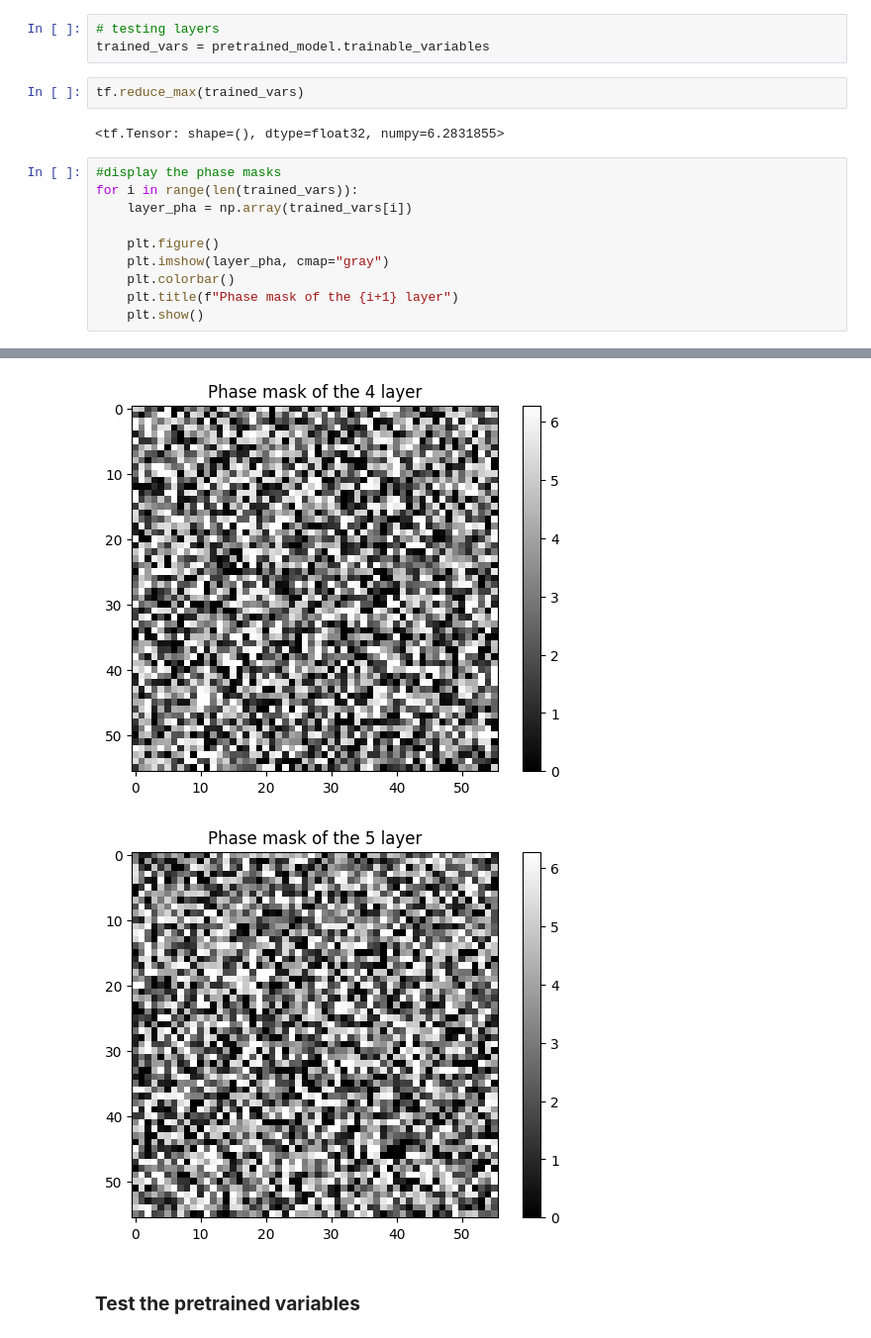
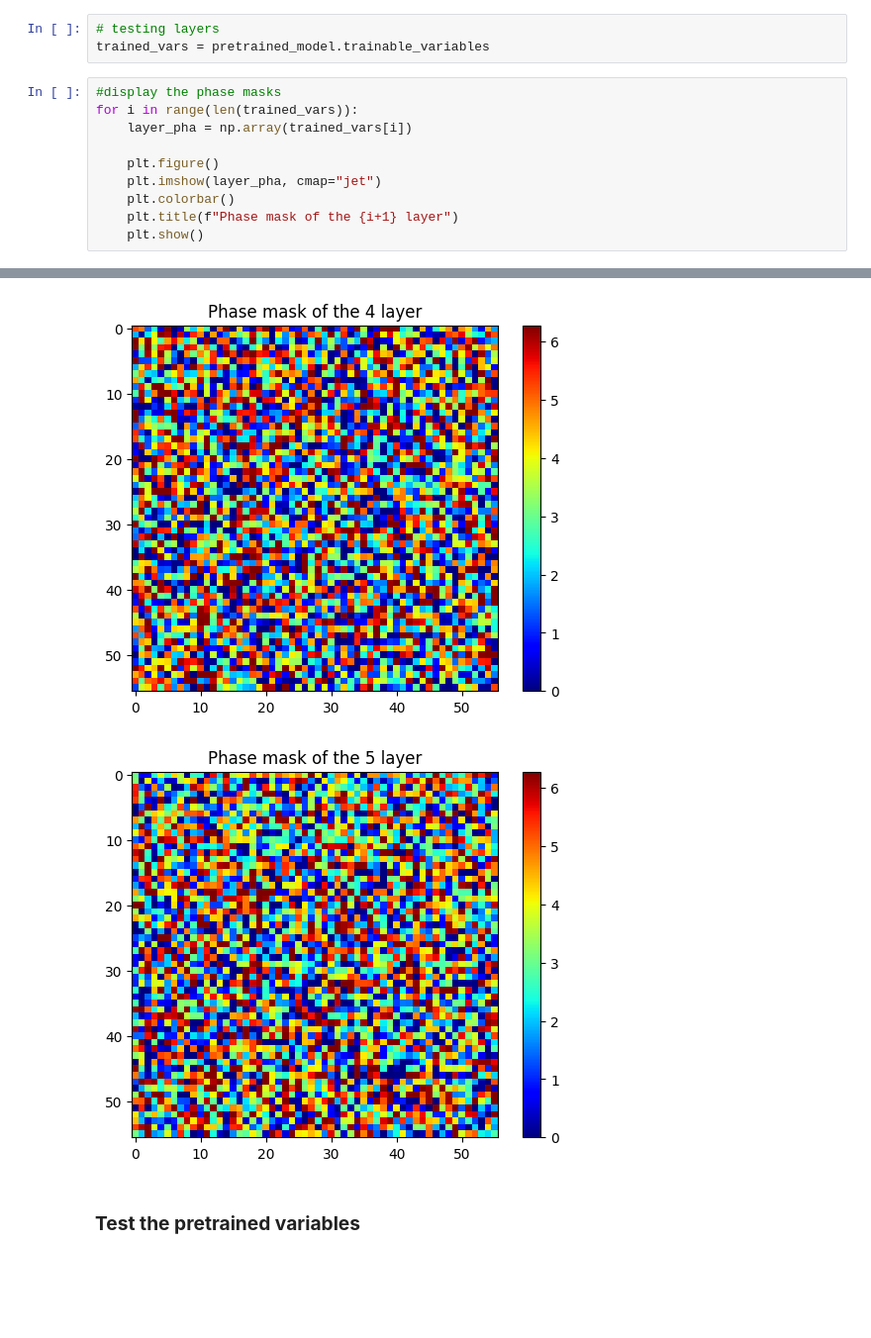
Before and after one commit to KMarshallX/Thesis_ONN, a Jupyter notebook: validate_56.ipynb, the cells around one changed output, grey strips where cells are left out. Shown at 99% size. Saved outputs shown, nothing was run; the diff lists cells and outputs as text; blank space fills up the shorter version.

```diff
--- a/validate_56.ipynb
+++ b/validate_56.ipynb
@@ -74,17 +74,13 @@ def tf_propagation(input, Nx, Ny, lamb, distance, pixelSize):
 # %%
 # testing layers
 trained_vars = pretrained_model.trainable_variables
-# %%
-tf.reduce_max(trained_vars)
-# %% [output]
-<tf.Tensor: shape=(), dtype=float32, numpy=6.2831855>
 # %%
 #display the phase masks
 for i in range(len(trained_vars)):
     layer_pha = np.array(trained_vars[i])
 
     plt.figure()
-    plt.imshow(layer_pha, cmap="gray")
+    plt.imshow(layer_pha, cmap="jet")
     plt.colorbar()
     plt.title(f"Phase mask of the {i+1} layer")
     plt.show()
@@ -95,5 +91,5 @@ for i in range(len(trained_vars)):
-[figure, old version]
+[figure, new version]
-[figure, old version]
+[figure, new version]
 # %% [markdown]
 ### **Test the pretrained variables**
 # %%
```
Also changed, not shown: parts of 9 cells of this notebook.
